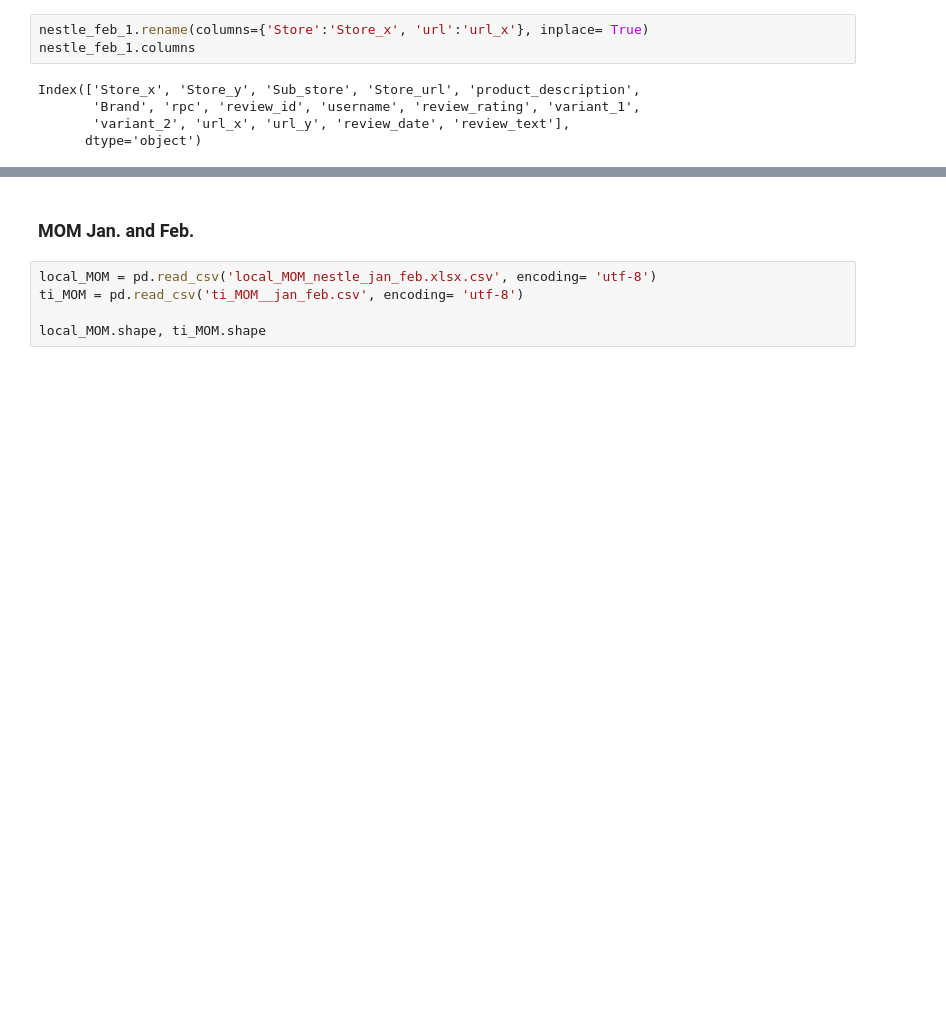
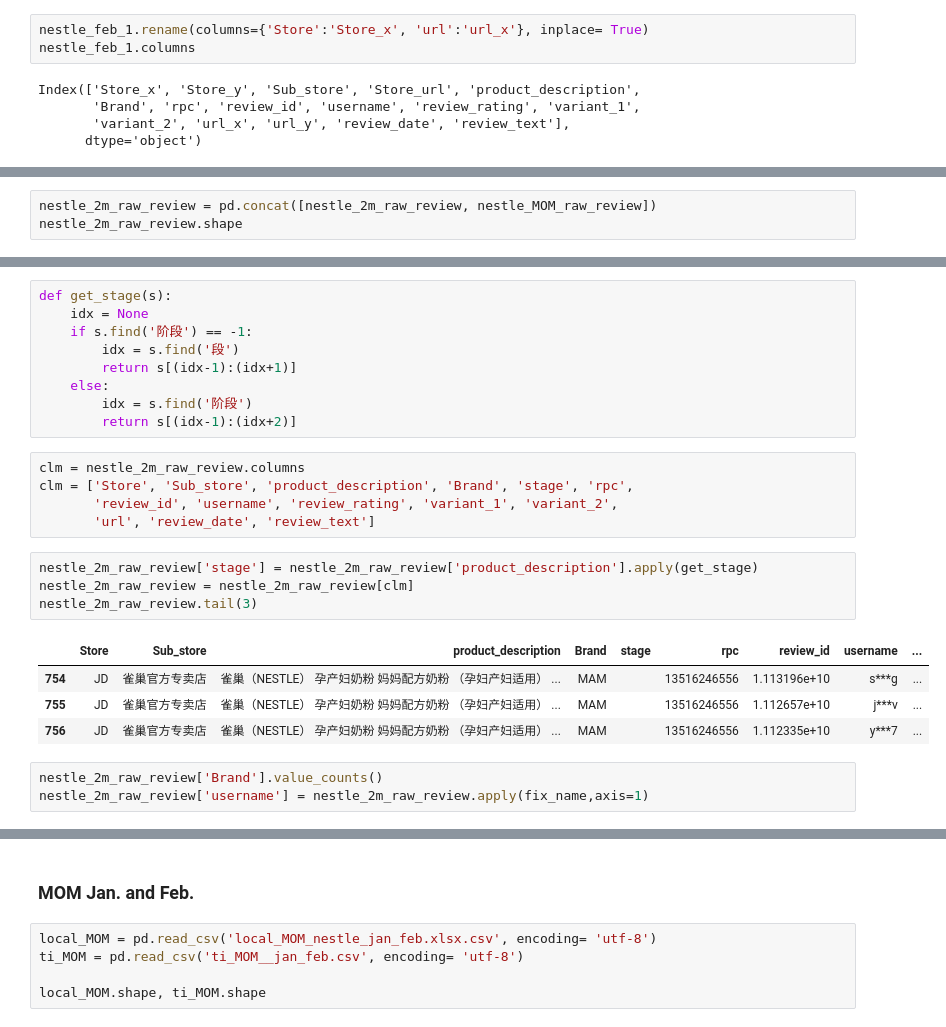
Before and after one commit to sophiazxj/spaCy-Startup, a Jupyter notebook: Merge local and ti raw review data and manipulate to do SSA.ipynb, the cells around one changed output, grey strips where cells are left out. Drawn from its saved outputs; the diff is of its cells as text; blank space fills up the shorter version.

```diff
--- a/Merge local and ti raw review data and manipulate to do SSA.ipynb
+++ b/Merge local and ti raw review data and manipulate to do SSA.ipynb
@@ -256,0 +322,3 @@ nestle_feb_raw_review.shape
+# %%
+nestle_2m_raw_review = pd.concat([nestle_2m_raw_review, nestle_MOM_raw_review])
+nestle_2m_raw_review.shape
@@ -256,0 +342,26 @@ nestle_feb_raw_review.shape
+# %%
+def get_stage(s):
+    idx = None
+    if s.find('阶段') == -1:
+        idx = s.find('段')
+        return s[(idx-1):(idx+1)]
+    else:
+        idx = s.find('阶段')
+        return s[(idx-1):(idx+2)]
+# %%
+clm = nestle_2m_raw_review.columns
+clm = ['Store', 'Sub_store', 'product_description', 'Brand', 'stage', 'rpc',
+       'review_id', 'username', 'review_rating', 'variant_1', 'variant_2',
+       'url', 'review_date', 'review_text']
+# %%
+nestle_2m_raw_review['stage'] = nestle_2m_raw_review['product_description'].apply(get_stage)
+nestle_2m_raw_review = nestle_2m_raw_review[clm]
+nestle_2m_raw_review.tail(3)
+# %% [output]
+|  | Store | Sub_store | product_description | Brand | stage | rpc | review_id | username | ... |
+| 754 | JD | 雀巢官方专卖店 | 雀巢（NESTLE） 孕产妇奶粉 妈妈配方奶粉 （孕妇产妇适用） ... | MAM |  | 13516246556 | 1.113196e+10 | s***g | ... |
+| 755 | JD | 雀巢官方专卖店 | 雀巢（NESTLE） 孕产妇奶粉 妈妈配方奶粉 （孕妇产妇适用） ... | MAM |  | 13516246556 | 1.112657e+10 | j***v | ... |
+| 756 | JD | 雀巢官方专卖店 | 雀巢（NESTLE） 孕产妇奶粉 妈妈配方奶粉 （孕妇产妇适用） ... | MAM |  | 13516246556 | 1.112335e+10 | y***7 | ... |
+# %%
+nestle_2m_raw_review['Brand'].value_counts()
+nestle_2m_raw_review['username'] = nestle_2m_raw_review.apply(fix_name,axis=1)
```
Also changed, not shown: parts of 43 cells of this notebook, 18 other files.
